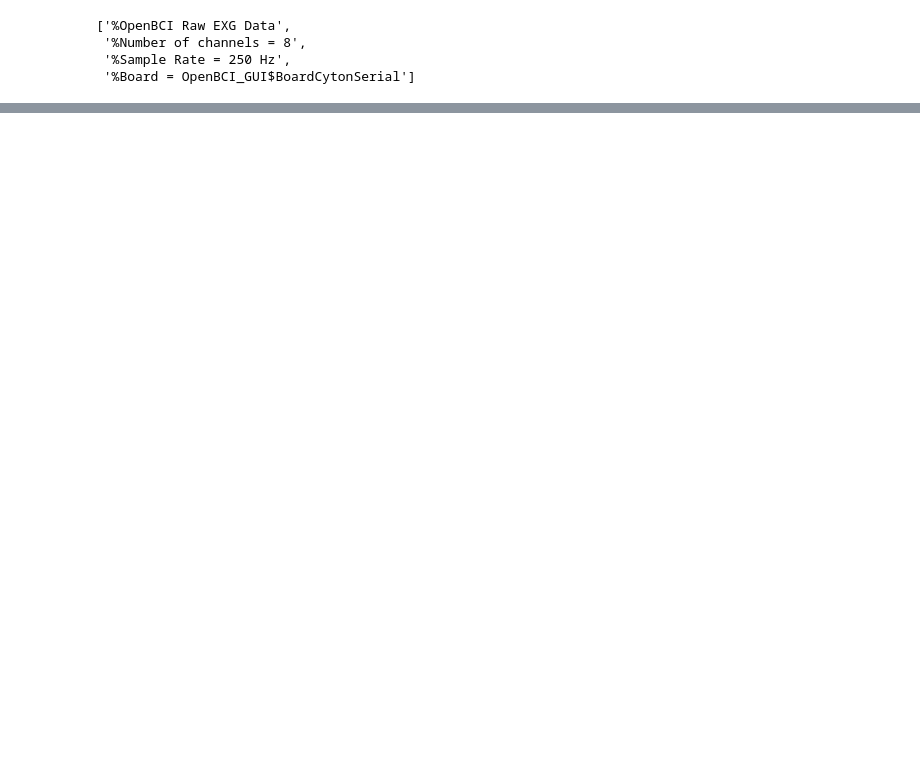
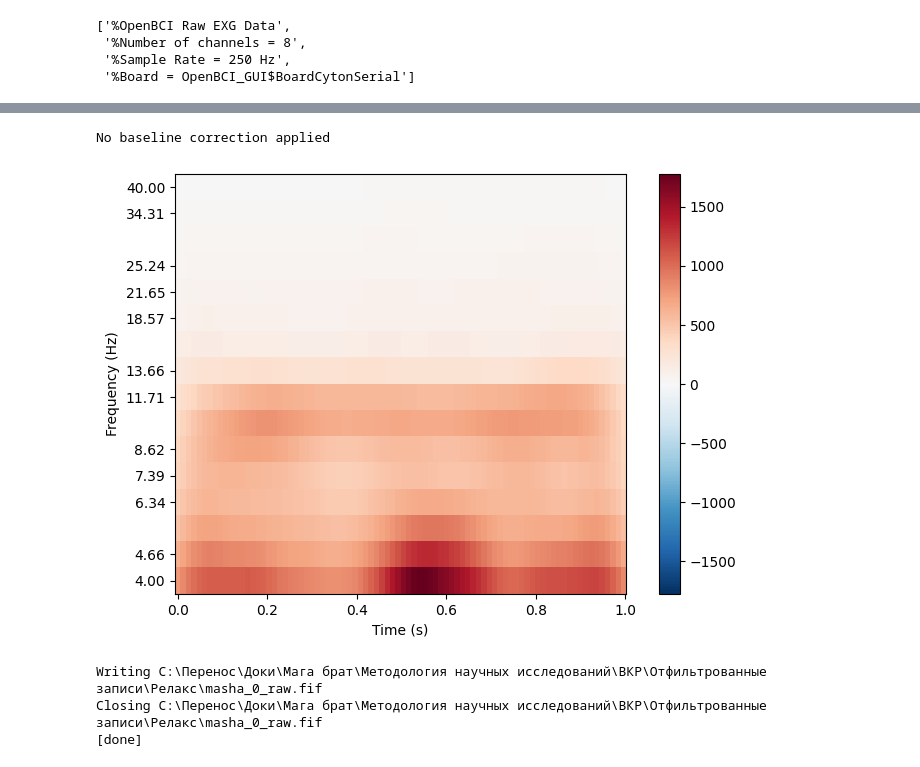
Before and after one commit to 4graf/RelaxMe, a Jupyter notebook: Preprocessing.ipynb, the cells around one changed output, grey strips where cells are left out. Cells and saved outputs as stored; diff of their text form; code cells hidden in the pictures; blank space fills up the shorter version.

```diff
--- a/Preprocessing.ipynb
+++ b/Preprocessing.ipynb
@@ -98,0 +177,2 @@ eeg_filt.plot(scalings=100);
+# %%
+eeg_epoch = mne.make_fixed_length_epochs(eeg_filt, eeg_filt.times[-1])
@@ -98,0 +188,12 @@ eeg_filt.plot(scalings=100);
+# %%
+freqs = np.logspace(*np.log10([4, 40]), num=16)
+n_cycles = freqs / 2.0  # different number of cycle per frequency
+power, itc = tfr_morlet(
+    eeg_epoch,
+    freqs=freqs,
+    n_cycles=n_cycles,
+    use_fft=True,
+    return_itc=True,
+    decim=3,
+    n_jobs=None,
+)
@@ -98,0 +209,16 @@ eeg_filt.plot(scalings=100);
+# %%
+power.plot(combine='mean', mode='logratio');
+# %% [output]
+No baseline correction applied
+[figure, added]
+# %%
+file_path = "C:\Перенос\Доки\Мага брат\Методология научных исследований\ВКР\OpenBCISession_Masha 1\OpenBCI-RAW-2024-04-01_16-31-02.txt"
+df = bci_df(file_path)
+
+eeg = bci_df_to_mne(df, 96, 276)
+eeg_filt = filter_eeg(eeg)
+eeg_filt.save("C:\Перенос\Доки\Мага брат\Методология научных исследований\ВКР\Отфильтрованные записи\Релакс\masha_0_raw.fif")
+# %% [output]
+Writing C:\Перенос\Доки\Мага брат\Методология научных исследований\ВКР\Отфильтрованные записи\Релакс\masha_0_raw.fif
+Closing C:\Перенос\Доки\Мага брат\Методология научных исследований\ВКР\Отфильтрованные записи\Релакс\masha_0_raw.fif
+[done]
```
Also changed, not shown: parts of 55 cells of this notebook, 1 other file.
